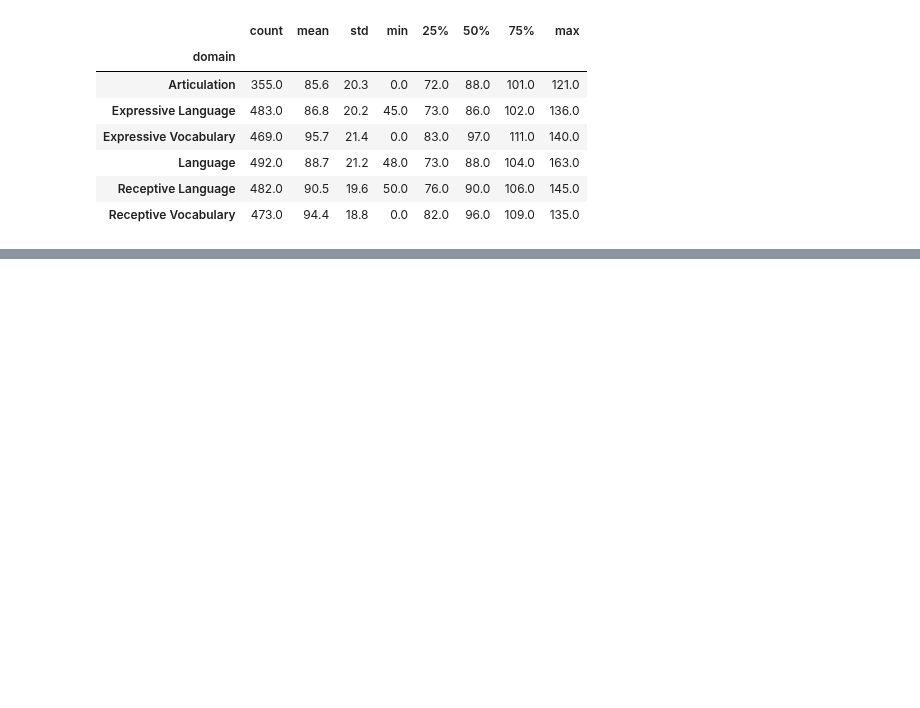
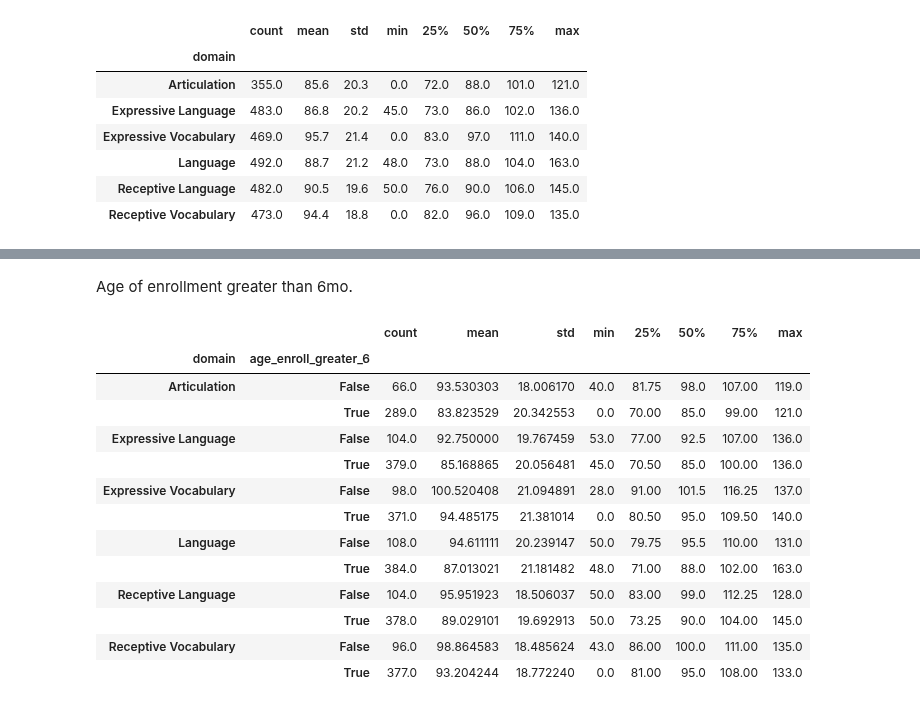
Before and after one commit to fonnesbeck/infant_hearing_intervention, a Jupyter notebook: notebooks/Tables.ipynb, the cells around one changed output, grey strips where cells are left out. Cells and saved outputs as stored; diff of their text form; code cells hidden in the pictures; blank space fills up the shorter version.

```diff
--- a/notebooks/Tables.ipynb
+++ b/notebooks/Tables.ipynb
@@ -352,0 +394,21 @@ test_scores.groupby('domain').score.describe().round(1)
+# %% [markdown]
+Age of enrollment greater than 6mo.
+# %%
+(test_scores.assign(age_enroll_greater_6=test_scores.age>6)
+         .groupby(['domain', 'age_enroll_greater_6'])
+         .score.describe())
+# %% [output]
+|  |  | count | mean | std | min | 25% | 50% | 75% | max |
+| domain | age_enroll_greater_6 |  |  |  |  |  |  |  |  |
+| Articulation | False | 66.0 | 93.530303 | 18.006170 | 40.0 | 81.75 | 98.0 | 107.00 | 119.0 |
+|  | True | 289.0 | 83.823529 | 20.342553 | 0.0 | 70.00 | 85.0 | 99.00 | 121.0 |
+| Expressive Language | False | 104.0 | 92.750000 | 19.767459 | 53.0 | 77.00 | 92.5 | 107.00 | 136.0 |
+|  | True | 379.0 | 85.168865 | 20.056481 | 45.0 | 70.50 | 85.0 | 100.00 | 136.0 |
+| Expressive Vocabulary | False | 98.0 | 100.520408 | 21.094891 | 28.0 | 91.00 | 101.5 | 116.25 | 137.0 |
+|  | True | 371.0 | 94.485175 | 21.381014 | 0.0 | 80.50 | 95.0 | 109.50 | 140.0 |
+| Language | False | 108.0 | 94.611111 | 20.239147 | 50.0 | 79.75 | 95.5 | 110.00 | 131.0 |
+|  | True | 384.0 | 87.013021 | 21.181482 | 48.0 | 71.00 | 88.0 | 102.00 | 163.0 |
+| Receptive Language | False | 104.0 | 95.951923 | 18.506037 | 50.0 | 83.00 | 99.0 | 112.25 | 128.0 |
+|  | True | 378.0 | 89.029101 | 19.692913 | 50.0 | 73.25 | 90.0 | 104.00 | 145.0 |
+| Receptive Vocabulary | False | 96.0 | 98.864583 | 18.485624 | 43.0 | 86.00 | 100.0 | 111.00 | 135.0 |
+|  | True | 377.0 | 93.204244 | 18.772240 | 0.0 | 81.00 | 95.0 | 108.00 | 133.0 |
```
Also changed, not shown: parts of 37 cells of this notebook, 1 other file.
